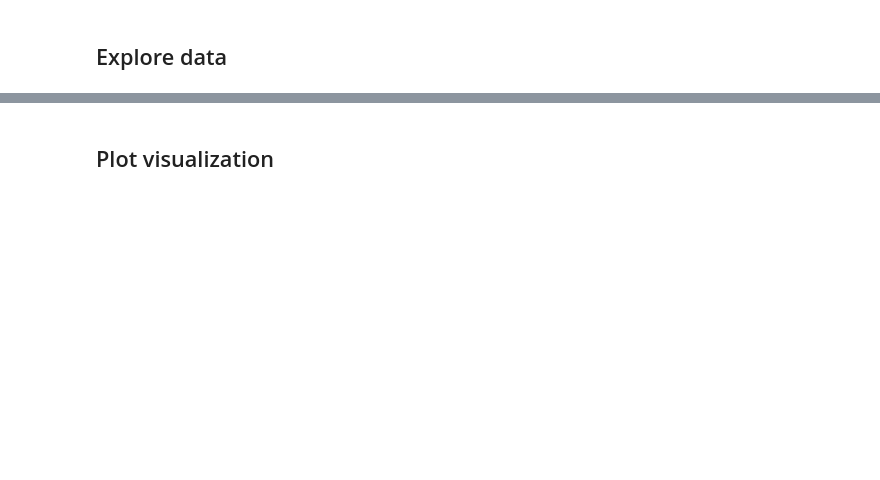
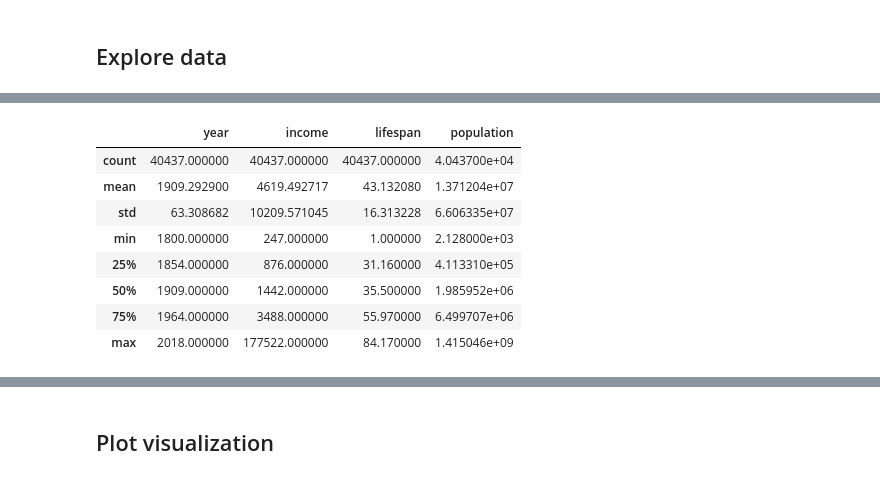
Before and after one commit to HeyLaxmi/DS-Unit-1-Sprint-1-Dealing-With-Data, a Jupyter notebook: Copy_of_LS_DS_124_Sequence_your_narrative.ipynb, the cells around one changed output, grey strips where cells are left out. Saved outputs shown, nothing was run; the diff lists cells and outputs as text; code cells hidden in the pictures; blank space fills up the shorter version.

```diff
--- a/Copy_of_LS_DS_124_Sequence_your_narrative.ipynb
+++ b/Copy_of_LS_DS_124_Sequence_your_narrative.ipynb
@@ -153,0 +248,12 @@ https://github.com/pandas-dev/pandas/blob/master/doc/cheatsheet/Pandas_Cheat_She
+# %%
+merged.describe()
+# %% [output]
+|  | year | income | lifespan | population |
+| count | 40437.000000 | 40437.000000 | 40437.000000 | 4.043700e+04 |
+| mean | 1909.292900 | 4619.492717 | 43.132080 | 1.371204e+07 |
+| std | 63.308682 | 10209.571045 | 16.313228 | 6.606335e+07 |
+| min | 1800.000000 | 247.000000 | 1.000000 | 2.128000e+03 |
+| 25% | 1854.000000 | 876.000000 | 31.160000 | 4.113310e+05 |
+| 50% | 1909.000000 | 1442.000000 | 35.500000 | 1.985952e+06 |
+| 75% | 1964.000000 | 3488.000000 | 55.970000 | 6.499707e+06 |
+| max | 2018.000000 | 177522.000000 | 84.170000 | 1.415046e+09 |
```
Also changed, not shown: parts of 18 cells of this notebook.
